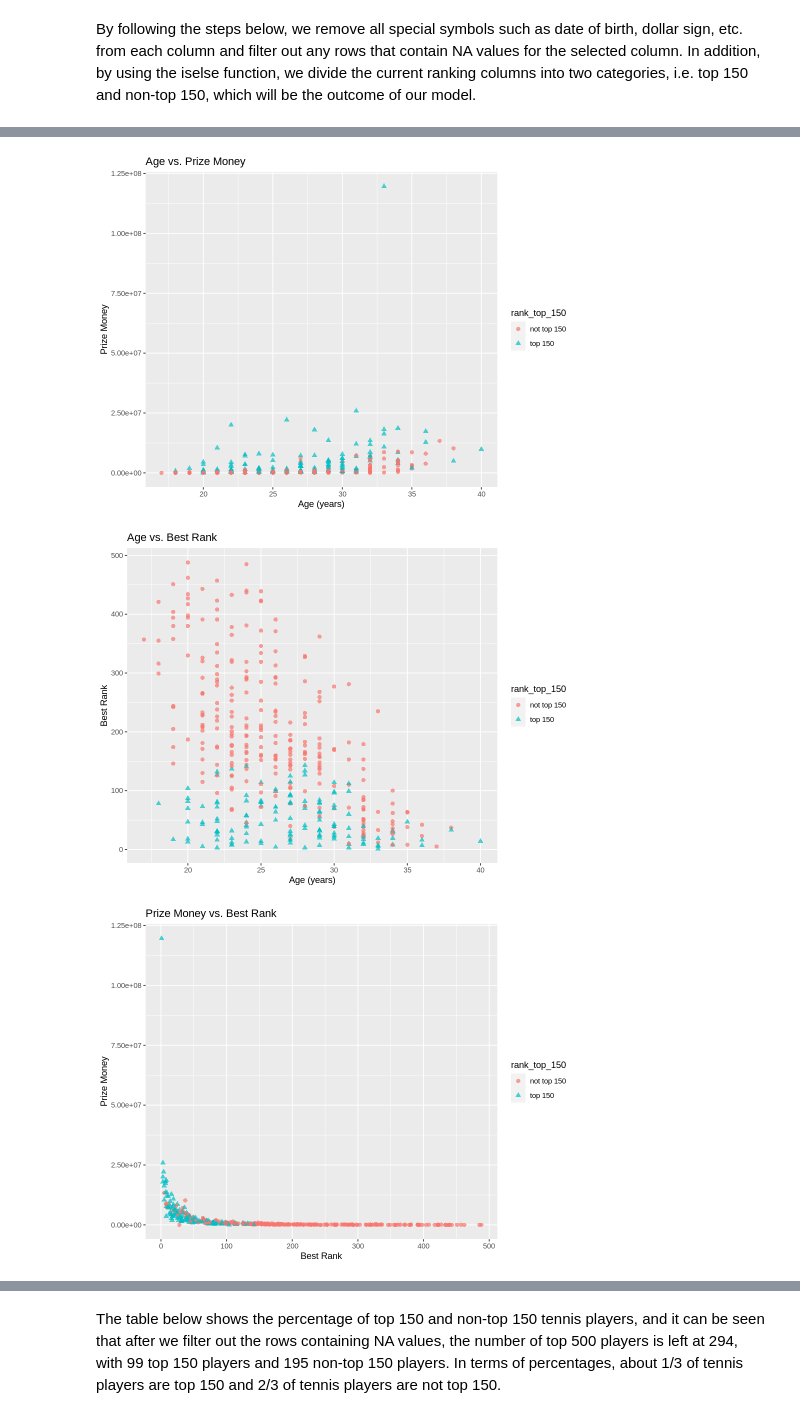
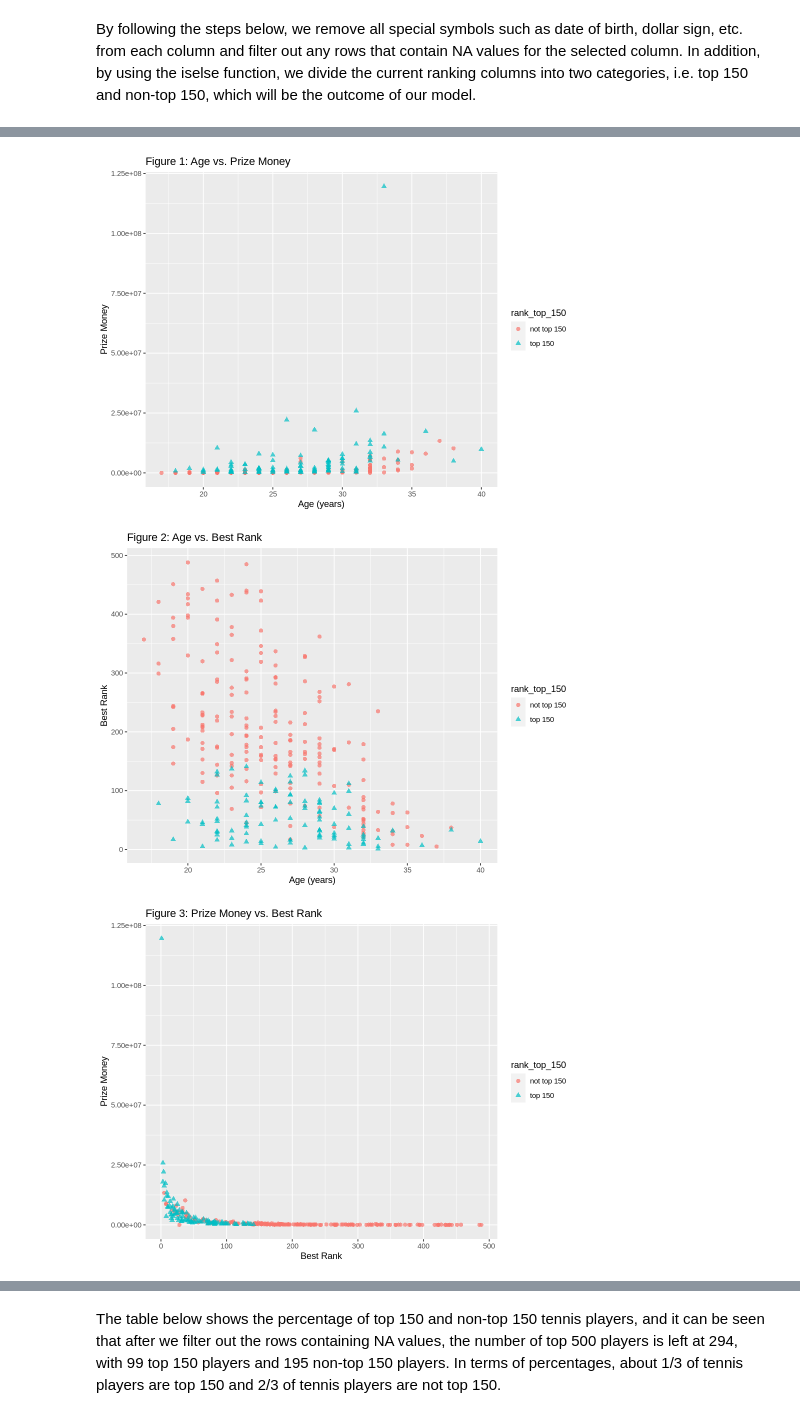
Before and after one commit to hirnas/DSCI100GW, a Jupyter notebook: group project/project code v2.ipynb, the cells around one changed output, grey strips where cells are left out. Saved outputs shown, nothing was run; the diff lists cells and outputs as text; code cells hidden in the pictures.

```diff
--- a/group project/project code v2.ipynb
+++ b/group project/project code v2.ipynb
@@ -98,25 +143,25 @@ The ggplot function was used to generate scatter plots to see the correlation of
 # %%
 set.seed(999)
 options(repr.plot.height = 6, repr.plot.width = 8)
-ggplot(tennis_data, aes(x = Age, y = Prize, color = rank_top_150,
+ggplot(tennis_train, aes(x = Age, y = Prize, color = rank_top_150,
                                             shape = rank_top_150)) +
   geom_point(alpha = 0.7, size = 2) +
-  labs(title = "Age vs. Prize Money",
+  labs(title = "Figure 1: Age vs. Prize Money",
     x = "Age (years)", y = "Prize Money")
 
-ggplot(tennis_data, aes(x = Age, y = Best_rank, color = rank_top_150,
+ggplot(tennis_train, aes(x = Age, y = Best_rank, color = rank_top_150,
                                                 shape = rank_top_150)) +
   geom_point(alpha = 0.7, size = 2) +
-  labs(title = "Age vs. Best Rank",
+  labs(title = "Figure 2: Age vs. Best Rank",
     x = "Age (years)", y = "Best Rank")
 
 
-ggplot(tennis_data, aes(x = Best_rank, y = Prize, color = rank_top_150,
+ggplot(tennis_train, aes(x = Best_rank, y = Prize, color = rank_top_150,
                                                 shape = rank_top_150)) +
   geom_point(alpha = 0.7, size = 2) +
-  labs(title = "Prize Money vs. Best Rank",
+  labs(title = "Figure 3: Prize Money vs. Best Rank",
     x = "Best Rank", y = "Prize Money")
 # %% [output]
-[figure, old version]
+[figure, new version]
-[figure, old version]
+[figure, new version]
-[figure, old version]
+[figure, new version]
```
Also changed, not shown: parts of 26 cells of this notebook.
